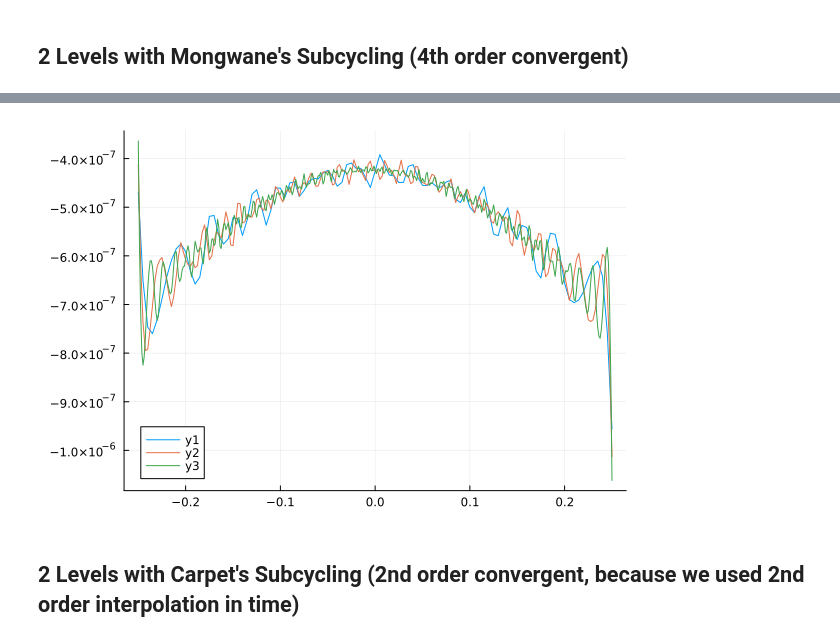
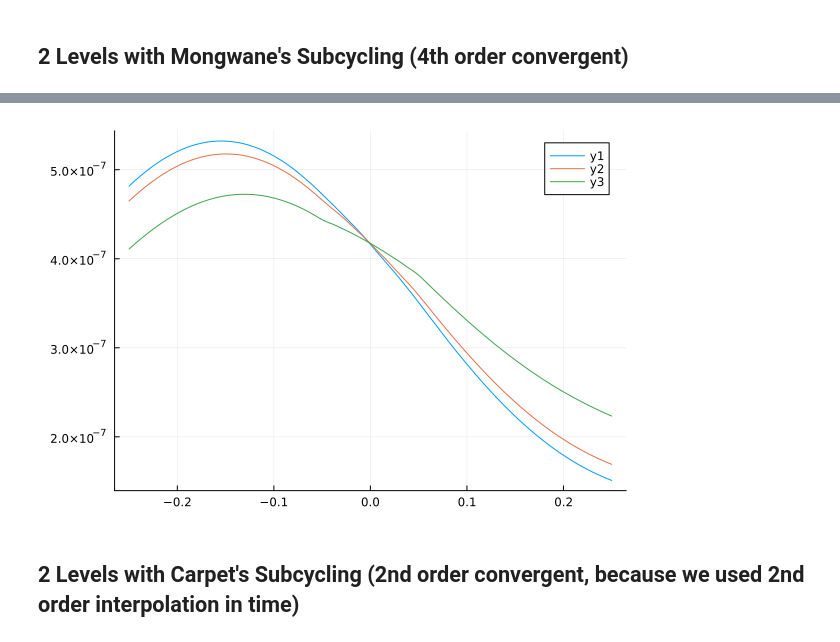
Before and after one commit to lwJi/Docs-Subcycling, a Jupyter notebook: ipynb/Convergence.ipynb, the cells around one changed output, grey strips where cells are left out. Saved outputs shown, nothing was run; the diff lists cells and outputs as text; code cells hidden in the pictures.

```diff
--- a/ipynb/Convergence.ipynb
+++ b/ipynb/Convergence.ipynb
@@ -62,12 +80,12 @@ plot_error(
 # %%
 plot_error(
     [
         "scalarwave_2levels_nx100_Mongwane",
         "scalarwave_2levels_nx200_Mongwane",
         "scalarwave_2levels_nx400_Mongwane"
-    ]; nbuf = 2, lev = 2, conv_order = 4)
+    ]; nbuf = 2, lev = 2, conv_order = 4, tmax = 0.8)
 # %% [output]
-[figure, old version]
+[figure, new version]
 # %% [markdown]
 ## 2 Levels with Carpet's Subcycling (2nd order convergent, because we used 2nd order interpolation in time)
 # %%
```
Also changed, not shown: parts of 8 cells of this notebook.
